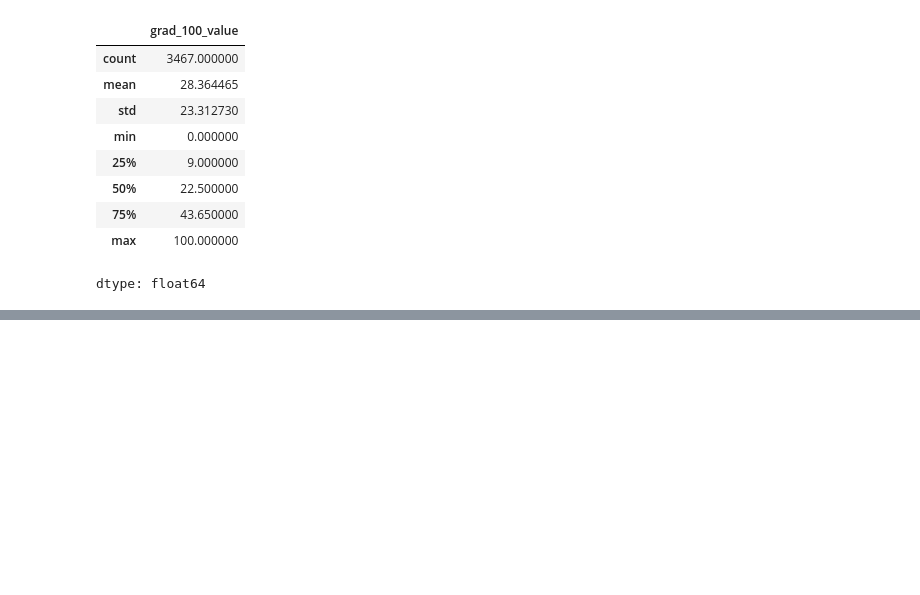
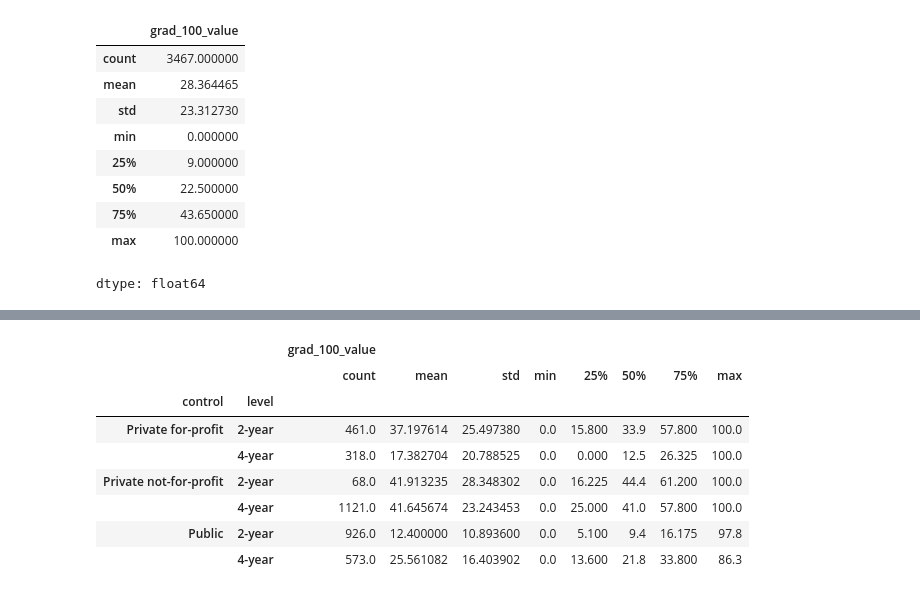
Before and after one commit to eaa3ug/visualization_assignment, a Jupyter notebook: assignment.ipynb, the cells around one changed output, grey strips where cells are left out. Cells and saved outputs as stored; diff of their text form; code cells hidden in the pictures; blank space fills up the shorter version.

```diff
--- a/assignment.ipynb
+++ b/assignment.ipynb
@@ -148,0 +155,13 @@ dtype: float64
+# %%
+gdf = (df_narrow.loc[:,['grad_100_value','control','level'] ]).groupby(['control','level'])
+gdf.describe()
+# %% [output]
+|  |  | grad_100_value |  |  |  |  |  |  |  |
+|  |  | count | mean | std | min | 25% | 50% | 75% | max |
+| control | level |  |  |  |  |  |  |  |  |
+| Private for-profit | 2-year | 461.0 | 37.197614 | 25.497380 | 0.0 | 15.800 | 33.9 | 57.800 | 100.0 |
+|  | 4-year | 318.0 | 17.382704 | 20.788525 | 0.0 | 0.000 | 12.5 | 26.325 | 100.0 |
+| Private not-for-profit | 2-year | 68.0 | 41.913235 | 28.348302 | 0.0 | 16.225 | 44.4 | 61.200 | 100.0 |
+|  | 4-year | 1121.0 | 41.645674 | 23.243453 | 0.0 | 25.000 | 41.0 | 57.800 | 100.0 |
+| Public | 2-year | 926.0 | 12.400000 | 10.893600 | 0.0 | 5.100 | 9.4 | 16.175 | 97.8 |
+|  | 4-year | 573.0 | 25.561082 | 16.403902 | 0.0 | 13.600 | 21.8 | 33.800 | 86.3 |
```
Also changed, not shown: parts of 1 cell of this notebook.
